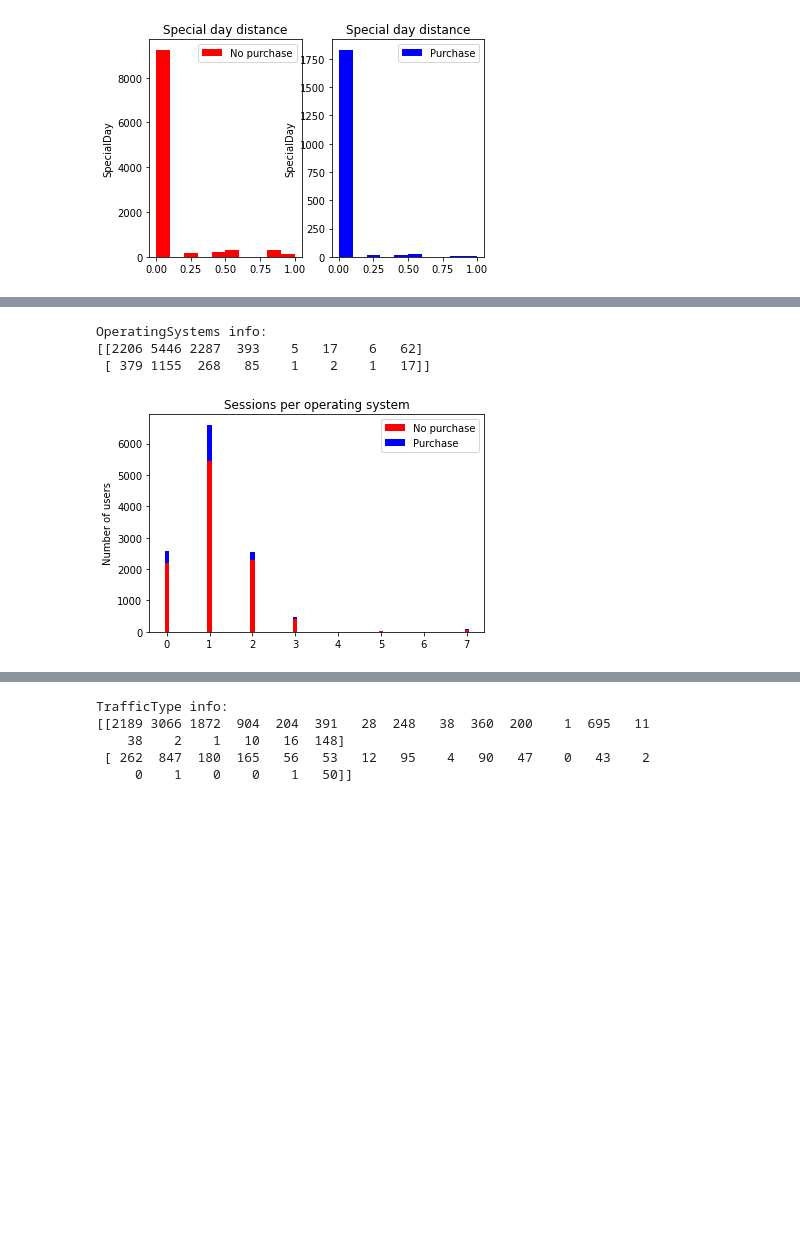
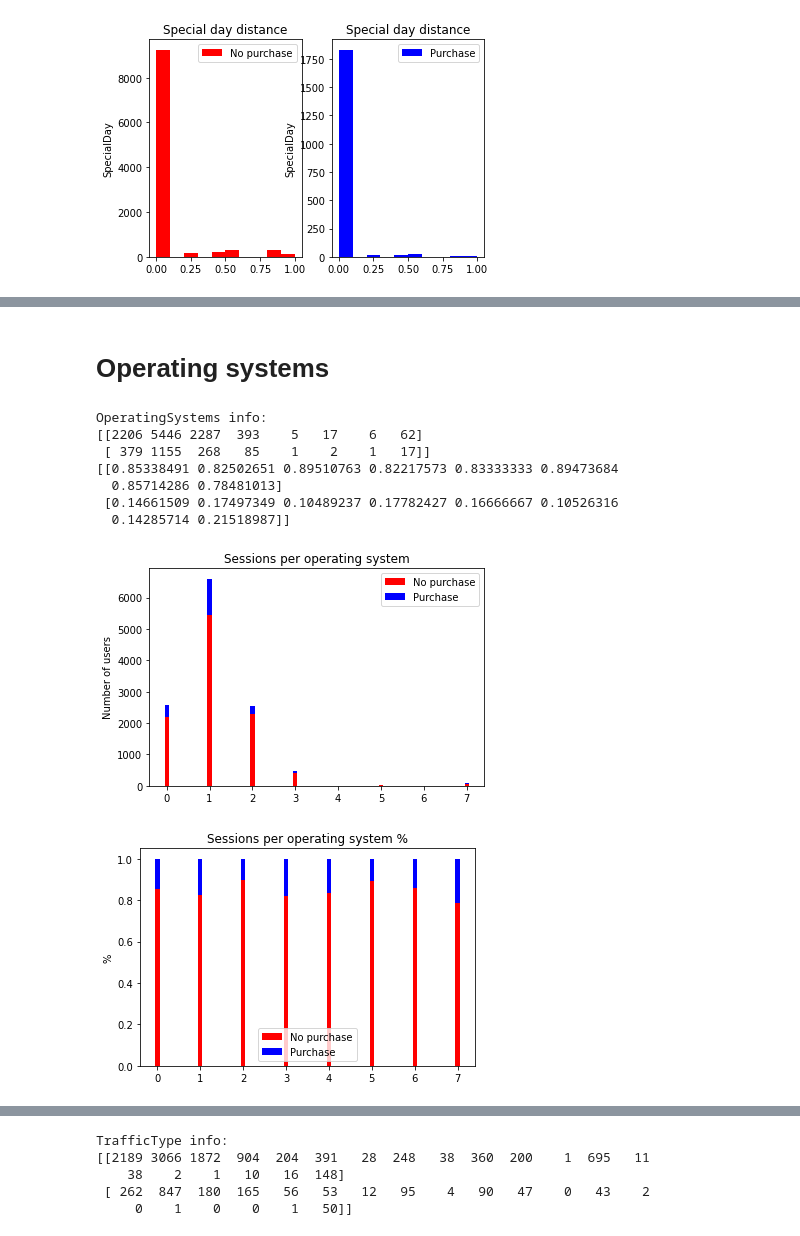
Before and after one commit to kl-r/shopping-intention, a Jupyter notebook: data_analysis.ipynb, the cells around one changed output, grey strips where cells are left out. Cells and saved outputs as stored; diff of their text form; code cells hidden in the pictures; blank space fills up the shorter version.

```diff
--- a/data_analysis.ipynb
+++ b/data_analysis.ipynb
@@ -239,18 +329,44 @@ Month data:
+# %% [markdown]
+
+
+
+# Operating systems
 # %%
 #OperatingSystems
 print('OperatingSystems info:')
 print(os)
 ind = np.arange(8)
 fig = plt.figure(9)
 ax = fig.add_subplot(111)
 ax.bar(ind, os[0], 0.1, color='r')
 ax.bar(ind, os[1], 0.1, bottom=os[0], color='b')
 ax.set_ylabel('Number of users')
 ax.set_title('Sessions per operating system')
 ax.legend(labels=['No purchase', 'Purchase'])
+os_per = np.zeros((2, 8))
+for k in range(8):
+    sum_ = os[0][k]+os[1][k]
+    os_per[0][k] = os[0][k]/sum_
+    os_per[1][k] = os[1][k]/sum_
+ind = np.arange(8)
+fig = plt.figure(22)
+ax = fig.add_subplot(111)
+ax.bar(ind, os_per[0], 0.1, color='r')
+ax.bar(ind, os_per[1], 0.1, bottom=os_per[0], color='b')
+ax.set_ylabel('%')
+ax.set_title('Sessions per operating system %')
+ax.legend(labels=['No purchase', 'Purchase'])
+print(os_per)
+
+
 print('\n\n')
 # %% [output]
 OperatingSystems info:
 [[2206 5446 2287  393    5   17    6   62]
  [ 379 1155  268   85    1    2    1   17]]
+[[0.85338491 0.82502651 0.89510763 0.82217573 0.83333333 0.89473684
+  0.85714286 0.78481013]
+ [0.14661509 0.17497349 0.10489237 0.17782427 0.16666667 0.10526316
+  0.14285714 0.21518987]]
 [figure]
+[figure, added]
```
Also changed, not shown: parts of 30 cells of this notebook, 3 other files.
